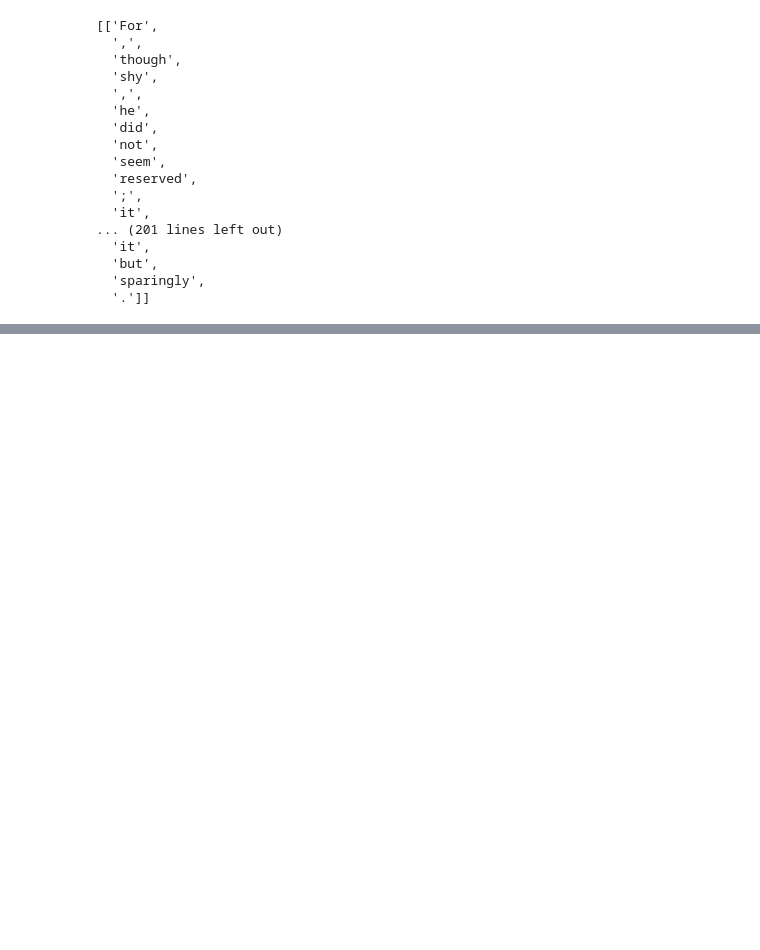
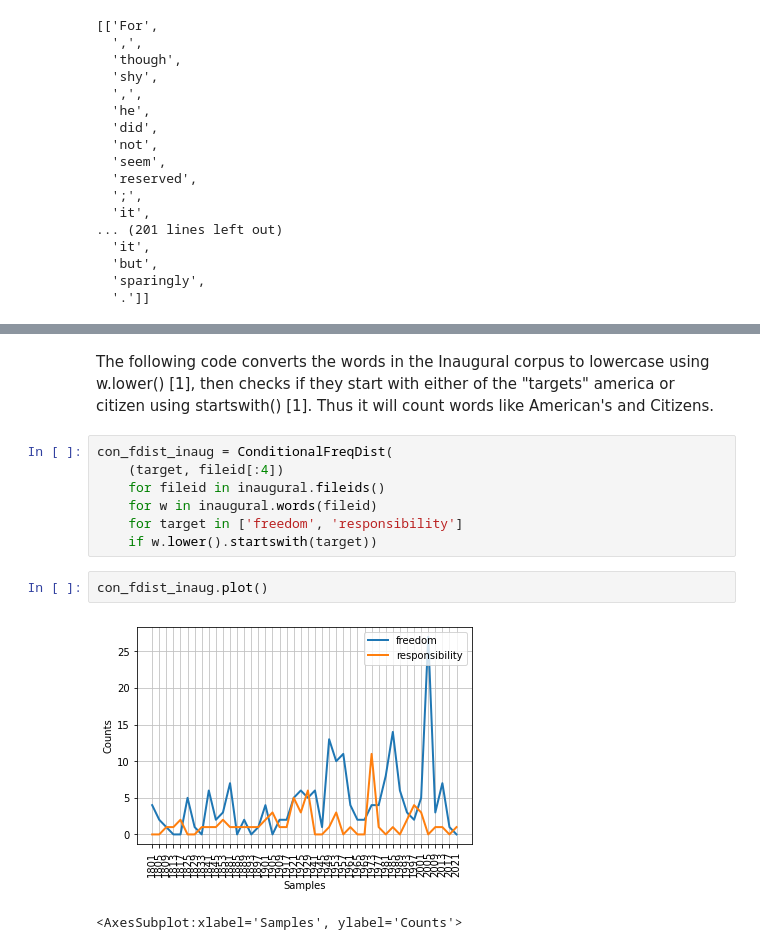
Before and after one commit to klp/cuny_gc_python_class_sp2022, a Jupyter notebook: group_work/nltk_book_chap2.ipynb, the cells around one changed output, grey strips where cells are left out. Cells and saved outputs as stored; diff of their text form; blank space fills up the shorter version.

```diff
--- a/group_work/nltk_book_chap2.ipynb
+++ b/group_work/nltk_book_chap2.ipynb
@@ -110,0 +392,14 @@ longest_sentence
+# %% [markdown]
+The following code converts the words in the Inaugural corpus to lowercase using w.lower() [1], then checks if they start with either of the "targets" america or citizen using startswith() [1]. Thus it will count words like American's and Citizens.
+# %%
+con_fdist_inaug = ConditionalFreqDist(
+    (target, fileid[:4])
+    for fileid in inaugural.fileids()
+    for w in inaugural.words(fileid)
+    for target in ['freedom', 'responsibility']
+    if w.lower().startswith(target))
+# %%
+con_fdist_inaug.plot()
+# %% [output]
+[figure, added]
+<AxesSubplot:xlabel='Samples', ylabel='Counts'>
```
Also changed, not shown: parts of 53 cells of this notebook.
